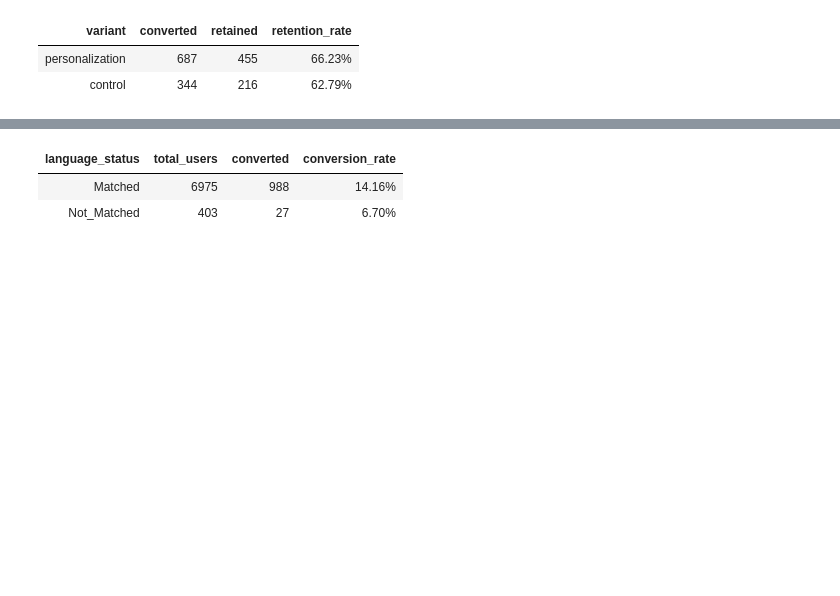
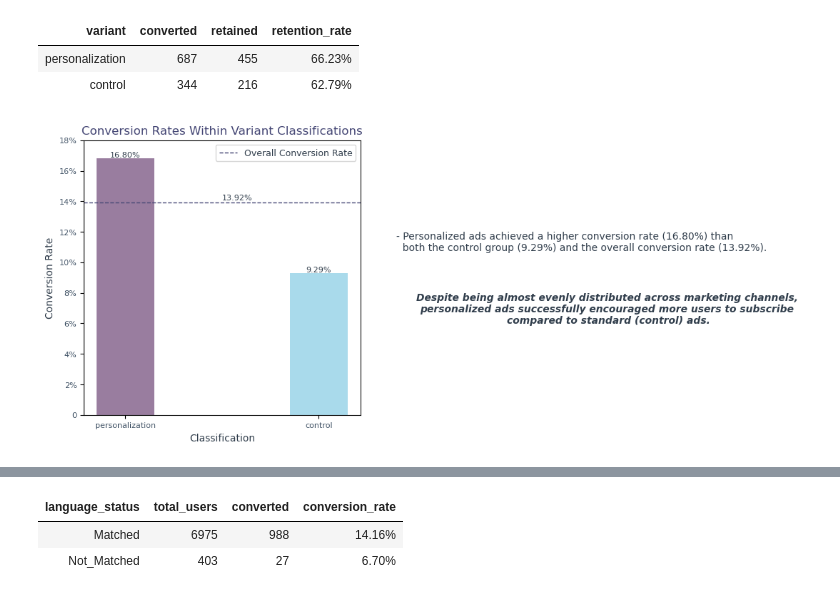
Before and after one commit to hend-a-ghafour/Analyzing_Marketing_Campaigns, a Jupyter notebook: Analyzing_Marketing_Campaigns.ipynb, the cells around one changed output, grey strips where cells are left out. Cells and saved outputs as stored; diff of their text form; code cells hidden in the pictures; blank space fills up the shorter version.

Commit message:
cr, rr,- variant, review & comparison

```diff
--- a/Analyzing_Marketing_Campaigns.ipynb
+++ b/Analyzing_Marketing_Campaigns.ipynb
@@ -1066,11 +1033,96 @@ plt.text(2.8,.06,text2, ha='center',fontstyle='italic',weight='semibold', fontsi
 # Calculating Retention Rate witnin Variant Classifications
 retained_var=retained_users.groupby('variant').user_id.nunique().reset_index()\
                              .rename(columns={'user_id':'retained'})
-retention = conversion_var.merge(retained_var, on='variant')
-retention['retention_rate']=retention['retained']/retention['converted']
-retention=retention.sort_values('retention_rate', ascending=False)
-retention.style.hide().format({'retention_rate':'{:,.2%}'})
+
+retention_var = conversion_var.merge(retained_var, on='variant').loc[:,['variant','converted', 'retained']]
+
+retention_var['retention_rate']=retention_var['retained']/retention_var['converted']
+
+retention_var=retention_var.sort_values('retention_rate', ascending=False)
+
+retention_var.style.hide().format({'retention_rate':'{:,.2%}'})
 # %% [output]
 | variant | converted | retained | retention_rate |
 | personalization | 687 | 455 | 66.23% |
 | control | 344 | 216 | 62.79% |
+# %%
+# 1- Visualization - Conversion Rates Within Variant Classifications:
+# Data
+x= conversion_var.variant.to_list()
+y= conversion_var.conversion_rate
+
+# Defining colors based on performance
+colors = ['#805D87' if n > conversion_rate else '#94D1E7' for n in y]
+
+# Creating the chart
+plt.subplots(figsize = (5,5))
+plt.bar(x,y,width=.3, color=colors,alpha = .8)
+plt.axhline(y=conversion_rate, color='#454775', linestyle='--', linewidth=1, label='Overall Conversion Rate', alpha=1)
+
+# Customizing the chart
+plt.title('Conversion Rates Within Variant Classifications', fontsize=12,color='#454775')
+plt.xlabel('Classification', fontsize=10, color='#313E4C')
+plt.xticks(fontsize=8, color='#415366')
+plt.ylabel('Conversion Rate', fontsize=10, color='#313E4C')
+plt.yticks(np.arange(0,.2,.02),['0','2%','4%','6%','8%','10%','12%','14%','16%','18%'], fontsize=8,color='#415366')
+plt.legend(fontsize=9,labelcolor='#313E4C')
+
+# Annotating chart with values
+plt.text(.5,.14, '13.92%', ha= 'left', va ='bottom', fontsize=8, color='#313E4C')
+for i,v in enumerate(y):
+    plt.text(i,v,f'{v:.2%}',va='bottom',ha='center', fontsize=8, color='#313E4C')
+
+# Findings
+text1='''
+- Personalized ads achieved a higher conversion rate (16.80%) than
+  both the control group (9.29%) and the overall conversion rate (13.92%).\n'''
+text2='''
+Despite being almost evenly distributed across marketing channels,
+personalized ads successfully encouraged more users to subscribe
+compared to standard (control) ads.'''
+plt.text(1.4,.1,text1,color='#313E4C')
+plt.text(2.5,.06,text2, ha='center',fontstyle='italic',weight='semibold', fontsize=10,color='#313E4C')
+plt.show()
+
+# 2-Visualization - Retention Rates Across Variant Classifications:
+# Data
+x= retention_var.variant.to_list()
+y= retention_var.retention_rate
+
+# Defining colors based on performance
+colors = ['#805D87' if n > retention_rate else '#94D1E7' for n in y]
+
+# Creating the chart
+plt.subplots(figsize = (5,5))
+plt.bar(x,y,width=.3, color=colors,alpha = .8)
+plt.axhline(y=retention_rate, color='#454775', linestyle='--', linewidth=1, label='Overall Conversion Rate', alpha=1)
+
+# Customizing the chart
+plt.title('Retention Rates Across Variant Classifications', fontsize=12,color='#454775')
+plt.xlabel('Classification', fontsize=10, color='#313E4C')
+plt.xticks(fontsize=8, color='#415366')
+plt.ylabel('Retention Rate', fontsize=10, color='#313E4C')
+plt.yticks(np.arange(0,.9,.1),['0','10%','20%','30%','40%','50%','60%','70%','80%'], fontsize=8, color='#415366')
+plt.legend(fontsize=9,labelcolor='#313E4C')
+
+# Annotating chart with values
+plt.text(.5,.65, '64.53%', ha= 'left', va ='bottom', fontsize=8, color='#313E4C')
+for i,v in enumerate(y):
+    plt.text(i,v,f'{v:.2%}',va='bottom',ha='center', fontsize=8, color='#313E4C')
+
+# Findings
+text3='''
+- Personalized ads not only converted more users but also achieved a
+  higher retention rate (66.23%) compared to the control group
+  (62.79%).\n
+- Retention Rate of the Personalized Ads is more than the Overall
+  Retention Rate of 64.53%'''
+text4='''
+This indicates that users acquired through personalized ads are more
+likely to stay subscribed, reinforcing the effectiveness of
+personalization in both conversion and retention'''
+plt.text(1.4,.4,text3,color='#313E4C')
+plt.text(2.5,.2,text4, ha='center',fontstyle='italic',weight='semibold', fontsize=10,color='#313E4C')
+plt.show();
+# %% [output]
+[figure, new version]
```
Also changed, not shown: parts of 7 cells of this notebook.
